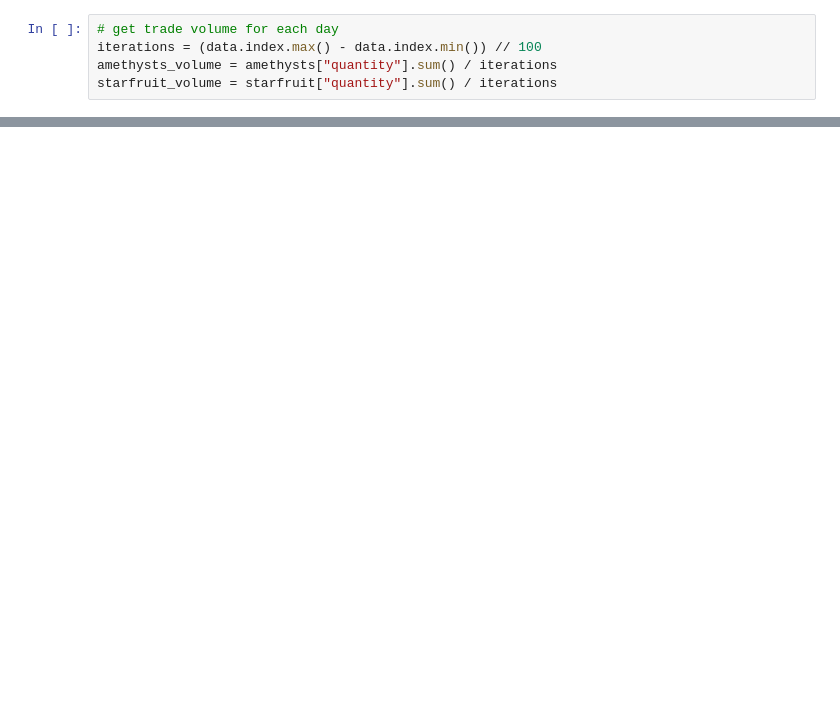
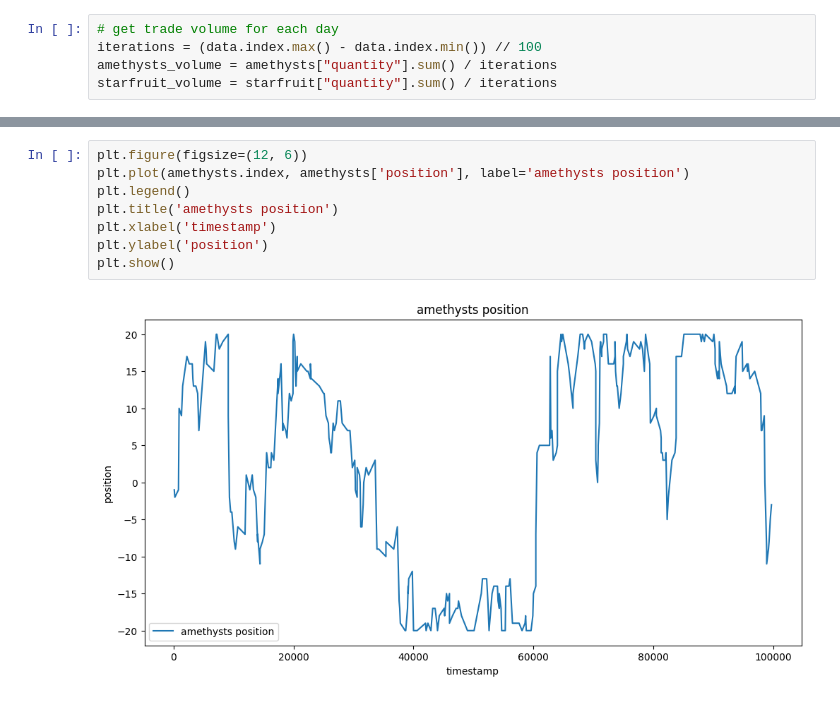
Before and after one commit to johannesfuest/prosperity-2, a Jupyter notebook: analysis/trades_analysis.ipynb, the cells around one changed output, grey strips where cells are left out. Cells and saved outputs as stored; diff of their text form; blank space fills up the shorter version.

```diff
--- a/analysis/trades_analysis.ipynb
+++ b/analysis/trades_analysis.ipynb
@@ -111,0 +148,10 @@ plt.show()
+# %%
+plt.figure(figsize=(12, 6))
+plt.plot(amethysts.index, amethysts['position'], label='amethysts position')
+plt.legend()
+plt.title('amethysts position')
+plt.xlabel('timestamp')
+plt.ylabel('position')
+plt.show()
+# %% [output]
+[figure, added]
```
Also changed, not shown: parts of 7 cells of this notebook.
